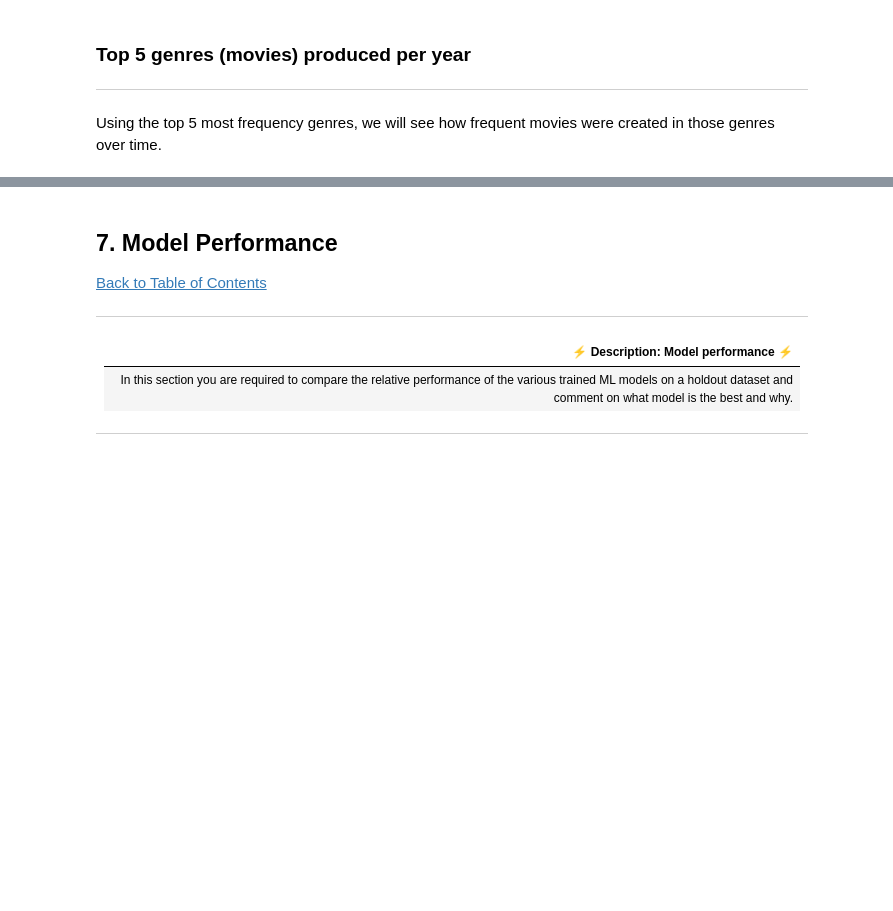
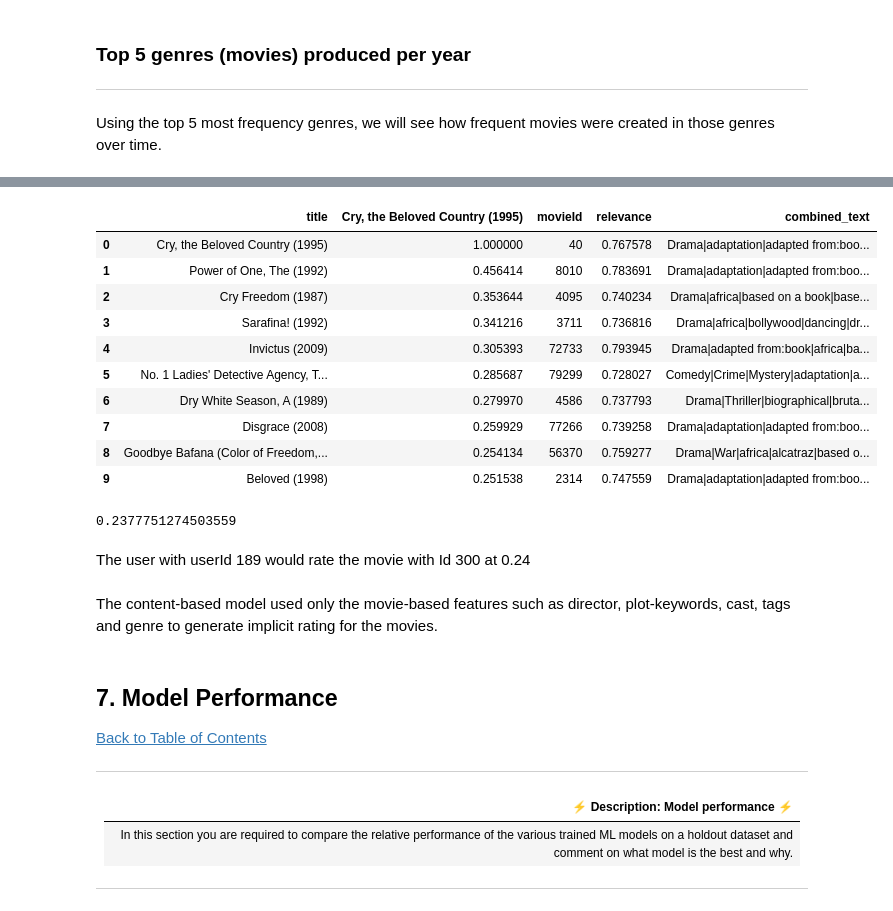
Before and after one commit to Explore-AI/unsupervised-predict-streamlit-template, a Jupyter notebook: 2110acds-t7-notebook-jackie.ipynb, the cells around one changed output, grey strips where cells are left out. Cells and saved outputs as stored; diff of their text form; code cells hidden in the pictures; blank space fills up the shorter version.

```diff
--- a/2110acds-t7-notebook-jackie.ipynb
+++ b/2110acds-t7-notebook-jackie.ipynb
@@ -1322,0 +1537,7 @@ NameError: name 'svd_' is not defined
+# %%
+content = movies_combined[['movieId', 'title', 'genres', 'relevance', 'tag', 'title_cast', 'director']]
+
+# let all add a new column that combines all the text descriptions
+content['combined_text'] = content.genres + '|' + content.tag
+content = content.drop(['genres', 'tag', 'title_cast', 'director'], axis=1)
+content.head()
@@ -1322,0 +1551,2 @@ NameError: name 'svd_' is not defined
+# %%
+movie_name = content[['movieId', 'title']]
@@ -1322,0 +1556,7 @@ NameError: name 'svd_' is not defined
+# %%
+%%time
+# vectorize and calculate the similarity matrix
+
+vectorizer = TfidfVectorizer(ngram_range=(1,2), stop_words=[''])
+content_vec = vectorizer.fit_transform(content.combined_text)
+movie_similarity = pd.DataFrame(cosine_similarity(content_vec), index=content.title, columns=content.title)
@@ -1322,0 +1591,22 @@ NameError: name 'svd_' is not defined
+# %%
+def get_similar_movies(movie_id, K_neighbours = None):
+    name = list(movie_name[movie_name.movieId == movie_id].title)[0]
+
+    # if K_neighbours is not specified return the similarity score for all movies in the data set
+    if K_neighbours == None:
+        return movie_similarity.loc[name]
+    return movie_similarity.loc[name].sort_values(ascending=False)[:K_neighbours]
+# %%
+pd.DataFrame(get_similar_movies(movie_id=40, K_neighbours=10)).reset_index().merge(content, how='left', on='title')
+# %% [output]
+|  | title | Cry, the Beloved Country (1995) | movieId | relevance | combined_text |
+| 0 | Cry, the Beloved Country (1995) | 1.000000 | 40 | 0.767578 | Drama|adaptation|adapted from:boo... |
+| 1 | Power of One, The (1992) | 0.456414 | 8010 | 0.783691 | Drama|adaptation|adapted from:boo... |
+| 2 | Cry Freedom (1987) | 0.353644 | 4095 | 0.740234 | Drama|africa|based on a book|base... |
+| 3 | Sarafina! (1992) | 0.341216 | 3711 | 0.736816 | Drama|africa|bollywood|dancing|dr... |
+| 4 | Invictus (2009) | 0.305393 | 72733 | 0.793945 | Drama|adapted from:book|africa|ba... |
+| 5 | No. 1 Ladies' Detective Agency, T... | 0.285687 | 79299 | 0.728027 | Comedy|Crime|Mystery|adaptation|a... |
+| 6 | Dry White Season, A (1989) | 0.279970 | 4586 | 0.737793 | Drama|Thriller|biographical|bruta... |
+| 7 | Disgrace (2008) | 0.259929 | 77266 | 0.739258 | Drama|adaptation|adapted from:boo... |
+| 8 | Goodbye Bafana (Color of Freedom,... | 0.254134 | 56370 | 0.759277 | Drama|War|africa|alcatraz|based o... |
+| 9 | Beloved (1998) | 0.251538 | 2314 | 0.747559 | Drama|adaptation|adapted from:boo... |
@@ -1322,0 +1625,10 @@ NameError: name 'svd_' is not defined
+# %%
+userId = 189
+movieId = 300
+get_rating(userId, movieId)
+# %% [output]
+0.2377751274503559
+# %% [markdown]
+The user with userId 189 would rate the movie with Id 300 at 0.24
+# %% [markdown]
+The content-based model used only the movie-based features such as director, plot-keywords, cast, tags and genre to generate implicit rating for the movies.
```
Also changed, not shown: parts of 57 cells of this notebook.
